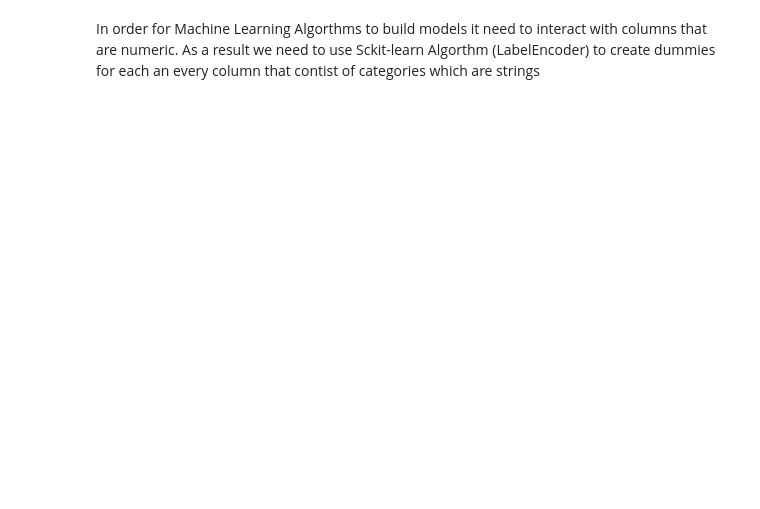
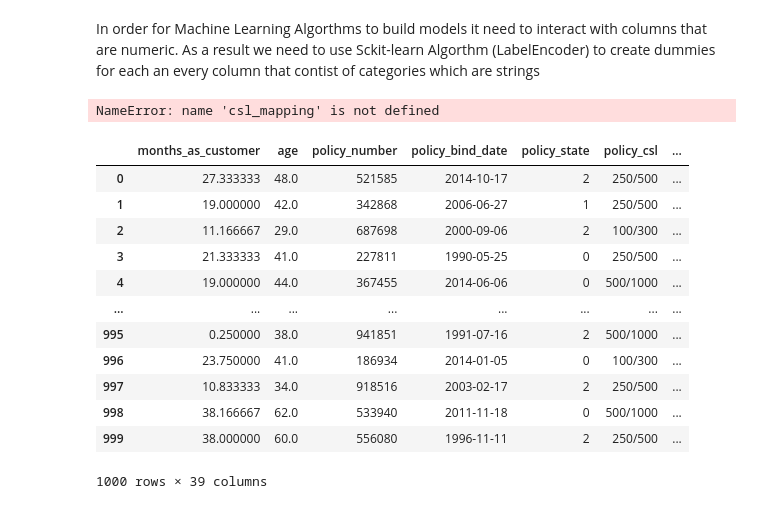
Before and after one commit to Lindelani82/Insurance-Claims-fraud-detection, a Jupyter notebook: Untitled-1.ipynb, the cells around one changed output. Saved outputs shown, nothing was run; the diff lists cells and outputs as text; code cells hidden in the pictures; blank space fills up the shorter version.

```diff
--- a/Untitled-1.ipynb
+++ b/Untitled-1.ipynb
@@ -122,0 +212,4 @@ The below code is used to fill Null Values by imputing them with mean value for
+# %%
+new_data['collision_type'].replace('?', pd.NA, inplace=True)
+new_data['police_report_available'].replace('?', pd.NA, inplace=True)
+new_data['property_damage'].replace('?', pd.NA, inplace=True)
@@ -123,9 +235,13 @@ The below code is used to fill Null Values by imputing them with mean value for
 # %%
-new_data["age"]=df["age"].fillna(df["age"].mean())
-new_data["policy_annual_premium"]=df["policy_annual_premium"].fillna(df["policy_annual_premium"].mean())
-new_data["policy_deductable"]=df["policy_deductable"].fillna(df["policy_deductable"].mean())
-new_data["authorities_contacted"]=df["authorities_contacted"].fillna(df["authorities_contacted"].mode()[0])
-new_data["incident_state"]=df["incident_state"].fillna(df["incident_state"].mode()[0])
-new_data["insured_hobbies"]=df["insured_hobbies"].fillna(df["insured_hobbies"].mode()[0])
-new_data["capital-gains"]=df["capital-gains"].fillna(df["capital-gains"].mode()[0])
-new_data["insured_education_level"]=df["insured_education_level"].fillna(df["insured_education_level"].mode()[0])
+new_data["age"]=df["age"].fillna(df["age"].mean())   # imputing the null values for age with their mean
+
+new_data["policy_annual_premium"]=new_data["policy_annual_premium"].fillna(new_data["policy_annual_premium"].mean()) #imputing the null values for policy_annual_premium with their mean
+new_data["policy_deductable"]=new_data["policy_deductable"].fillna(new_data["policy_deductable"].mean())
+new_data["authorities_contacted"]=new_data["authorities_contacted"].fillna(new_data["authorities_contacted"].mode()[0])
+new_data["incident_state"]=new_data["incident_state"].fillna(new_data["incident_state"].mode()[0])
+new_data["insured_hobbies"]=new_data["insured_hobbies"].fillna(new_data["insured_hobbies"].mode()[0])
+new_data["capital-gains"]=new_data["capital-gains"].fillna(new_data["capital-gains"].mode()[0])
+new_data["insured_education_level"]=new_data["insured_education_level"].fillna(new_data["insured_education_level"].mode()[0])
+new_data["property_damage"]=new_data["property_damage"].fillna(new_data["property_damage"].mode()[0])
+new_data["police_report_available"]=new_data["police_report_available"].fillna(new_data["police_report_available"].mode()[0])
+new_data["collision_type"]=new_data["collision_type"].fillna(new_data["collision_type"].mode()[0])
@@ -133,4 +258,32 @@ new_data["insured_education_level"]=df["insured_education_level"].fillna(df["ins
 In order for Machine Learning Algorthms to build models it need to interact with columns that are numeric. As a result we need to use Sckit-learn Algorthm (LabelEncoder) to create dummies for each an every column that contist of categories which are strings
 # %%
 label_encoder=LabelEncoder()
+# %%
+new_data["policy_csl"] = new_data["policy_csl"].map(csl_mapping)
+# %% [output]
+NameError: name 'csl_mapping' is not defined
+# %%
+new_data["auto_model"]=new_data["auto_model"].astype(str)
+# %%
+list=["incident_type","policy_state","insured_relationship","incident_severity","authorities_contacted","insured_sex","insured_education_level","insured_occupation","insured_hobbies","collision_type","incident_state","incident_city","incident_location","property_damage","police_report_available","auto_make","auto_model","fraud_reported"]
+def encode_columns(df,list):
+    for x in list:
+        if x in new_data.columns:
+            new_data[x]=label_encoder.fit_transform(new_data[x])
+    return new_data
+encode_columns(new_data,list)
+# %% [output]
+|  | months_as_customer | age | policy_number | policy_bind_date | policy_state | policy_csl | ... |
+| 0 | 27.333333 | 48.0 | 521585 | 2014-10-17 | 2 | 250/500 | ... |
+| 1 | 19.000000 | 42.0 | 342868 | 2006-06-27 | 1 | 250/500 | ... |
+| 2 | 11.166667 | 29.0 | 687698 | 2000-09-06 | 2 | 100/300 | ... |
+| 3 | 21.333333 | 41.0 | 227811 | 1990-05-25 | 0 | 250/500 | ... |
+| 4 | 19.000000 | 44.0 | 367455 | 2014-06-06 | 0 | 500/1000 | ... |
+| ... | ... | ... | ... | ... | ... | ... | ... |
+| 995 | 0.250000 | 38.0 | 941851 | 1991-07-16 | 2 | 500/1000 | ... |
+| 996 | 23.750000 | 41.0 | 186934 | 2014-01-05 | 0 | 100/300 | ... |
+| 997 | 10.833333 | 34.0 | 918516 | 2003-02-17 | 2 | 250/500 | ... |
+| 998 | 38.166667 | 62.0 | 533940 | 2011-11-18 | 0 | 500/1000 | ... |
+| 999 | 38.000000 | 60.0 | 556080 | 1996-11-11 | 2 | 250/500 | ... |
+1000 rows × 39 columns
 # %%
```
Also changed, not shown: parts of 28 cells of this notebook.
